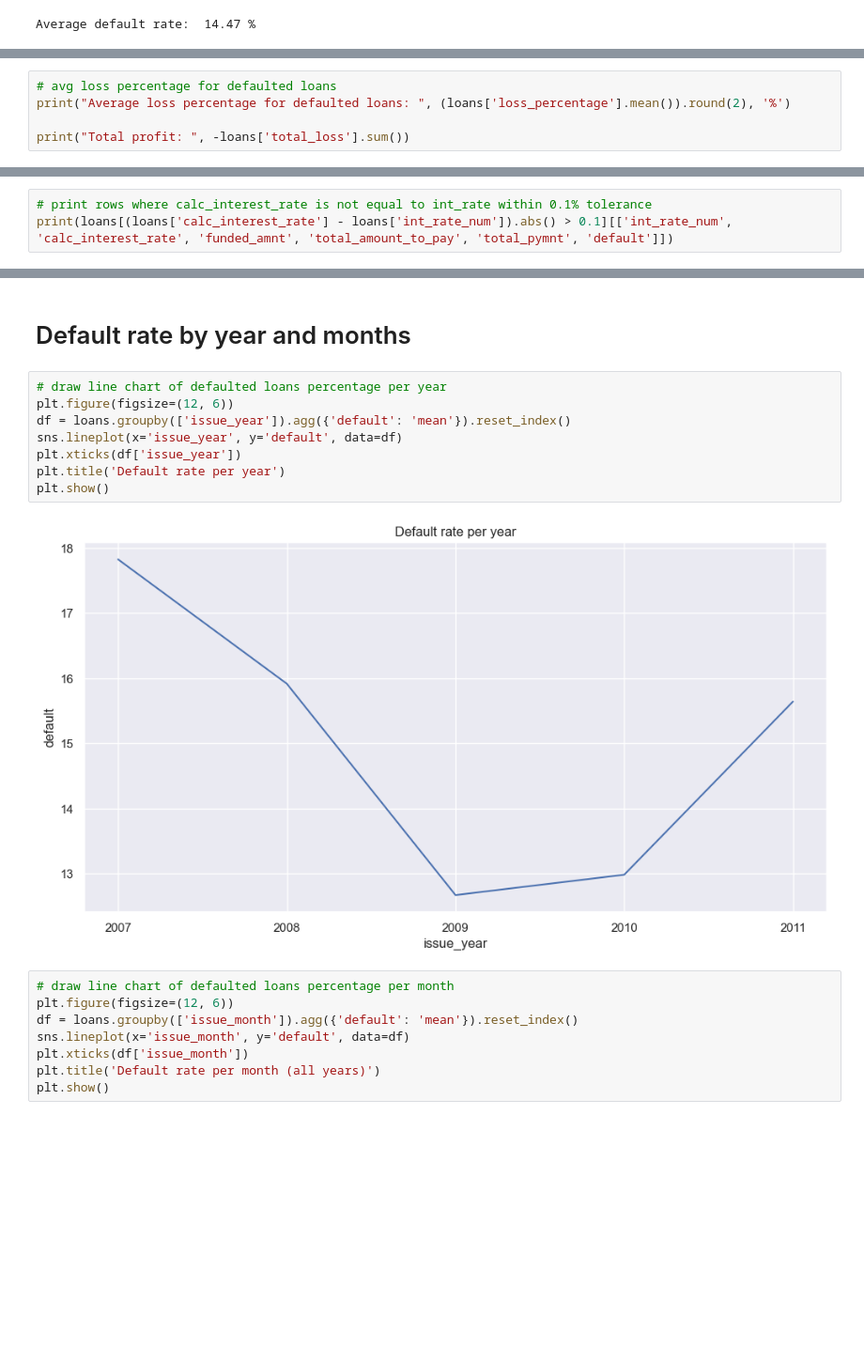
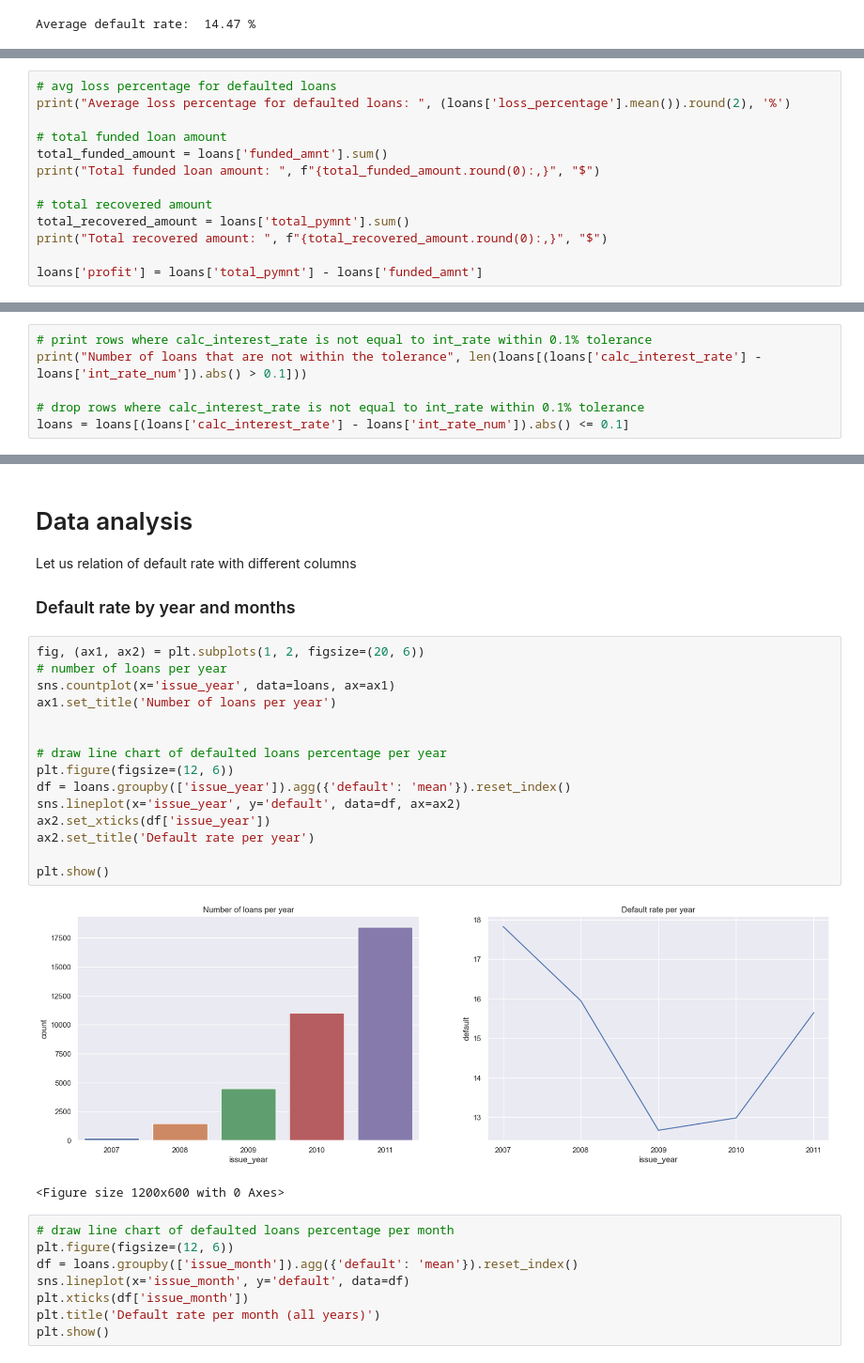
Before and after one commit to ChaitanyaVootla/LoanCaseStudy, a Jupyter notebook: Loan.ipynb, the cells around one changed output, grey strips where cells are left out. Shown at 94% size. Saved outputs shown, nothing was run; the diff lists cells and outputs as text; blank space fills up the shorter version.

```diff
--- a/Loan.ipynb
+++ b/Loan.ipynb
@@ -156,6 +156,14 @@ loans['calc_interest_rate'] = loans.apply(calc_interest_rate, axis=1)
 # avg loss percentage for defaulted loans
 print("Average loss percentage for defaulted loans: ", (loans['loss_percentage'].mean()).round(2), '%')
 
-print("Total profit: ", -loans['total_loss'].sum())
+# total funded loan amount
+total_funded_amount = loans['funded_amnt'].sum()
+print("Total funded loan amount: ", f"{total_funded_amount.round(0):,}", "$")
+
+# total recovered amount
+total_recovered_amount = loans['total_pymnt'].sum()
+print("Total recovered amount: ", f"{total_recovered_amount.round(0):,}", "$")
+
+loans['profit'] = loans['total_pymnt'] - loans['funded_amnt']
 # %% [output]
 Average loss percentage for defaulted loans:  8.0 %
@@ -163,4 +182,7 @@ Total profit:  41130097.700199
 # %%
 # print rows where calc_interest_rate is not equal to int_rate within 0.1% tolerance
-print(loans[(loans['calc_interest_rate'] - loans['int_rate_num']).abs() > 0.1][['int_rate_num', 'calc_interest_rate', 'funded_amnt', 'total_amount_to_pay', 'total_pymnt', 'default']])
+print("Number of loans that are not within the tolerance", len(loans[(loans['calc_interest_rate'] - loans['int_rate_num']).abs() > 0.1]))
+
+# drop rows where calc_interest_rate is not equal to int_rate within 0.1% tolerance
+loans = loans[(loans['calc_interest_rate'] - loans['int_rate_num']).abs() <= 0.1]
 # %% [output]
@@ -229,15 +231,26 @@ Number of numerical columns:  39
 # %% [markdown]
-# Default rate by year and months
+# Data analysis
+Let us relation of default rate with different columns
+
+### Default rate by year and months
 # %%
+fig, (ax1, ax2) = plt.subplots(1, 2, figsize=(20, 6))
+# number of loans per year
+sns.countplot(x='issue_year', data=loans, ax=ax1)
+ax1.set_title('Number of loans per year')
+
+
 # draw line chart of defaulted loans percentage per year
 plt.figure(figsize=(12, 6))
 df = loans.groupby(['issue_year']).agg({'default': 'mean'}).reset_index()
-sns.lineplot(x='issue_year', y='default', data=df)
-plt.xticks(df['issue_year'])
-plt.title('Default rate per year')
+sns.lineplot(x='issue_year', y='default', data=df, ax=ax2)
+ax2.set_xticks(df['issue_year'])
+ax2.set_title('Default rate per year')
+
 plt.show()
 # %% [output]
-[figure, old version]
+[figure, new version]
+<Figure size 1200x600 with 0 Axes>
 # %%
 # draw line chart of defaulted loans percentage per month
 plt.figure(figsize=(12, 6))
```
Also changed, not shown: parts of 26 cells of this notebook, 1 other file.
